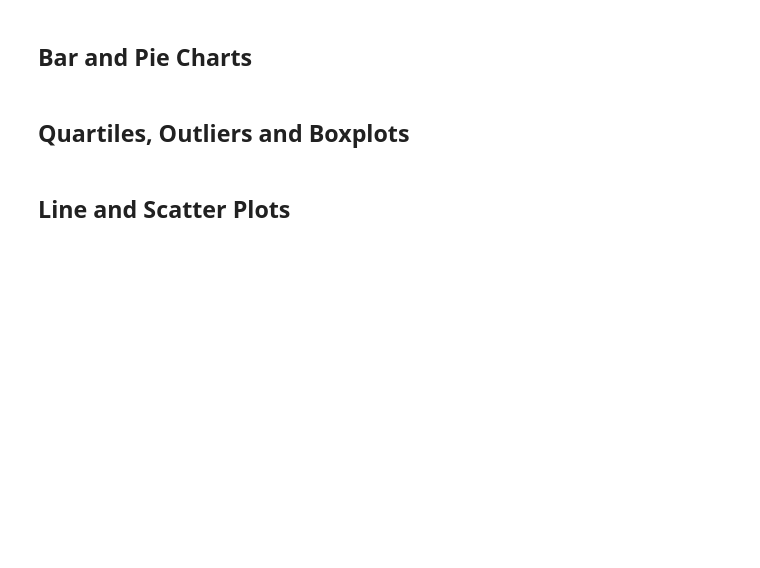
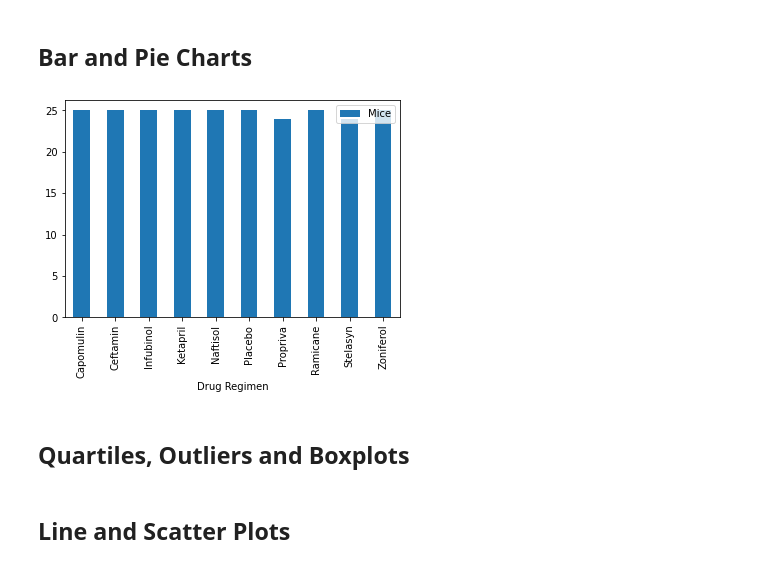
Before and after one commit to ichakrabarty/matplotlib-challenge, a Jupyter notebook: Pymaceuticals/pymaceuticals_starter.ipynb, the cells around one changed output. Drawn from its saved outputs; the diff is of its cells as text; code cells hidden in the pictures; blank space fills up the shorter version.

Commit message:
Added agg code for stat summary, added bar plot pandas

```diff
--- a/Pymaceuticals/pymaceuticals_starter.ipynb
+++ b/Pymaceuticals/pymaceuticals_starter.ipynb
@@ -116,3 +133,11 @@ tumor_stats_summary
 # %% [markdown]
 ## Bar and Pie Charts
+# %%
+# Generate a bar plot showing the total number of unique mice tested on each drug regimen using pandas.
+unique_mice_regimen_grouby = clean_mouse_study.groupby(['Drug Regimen'])
+unique_mice = unique_mice_regimen_grouby['Mouse ID'].nunique()
+unique_mice_df = pd.DataFrame(unique_mice).rename(columns = {'Mouse ID' : 'Mice'})
+unique_mice_plot = unique_mice_df.plot.bar()
+# %% [output]
+[figure, added]
 # %%
```
Also changed, not shown: parts of 3 cells of this notebook.
